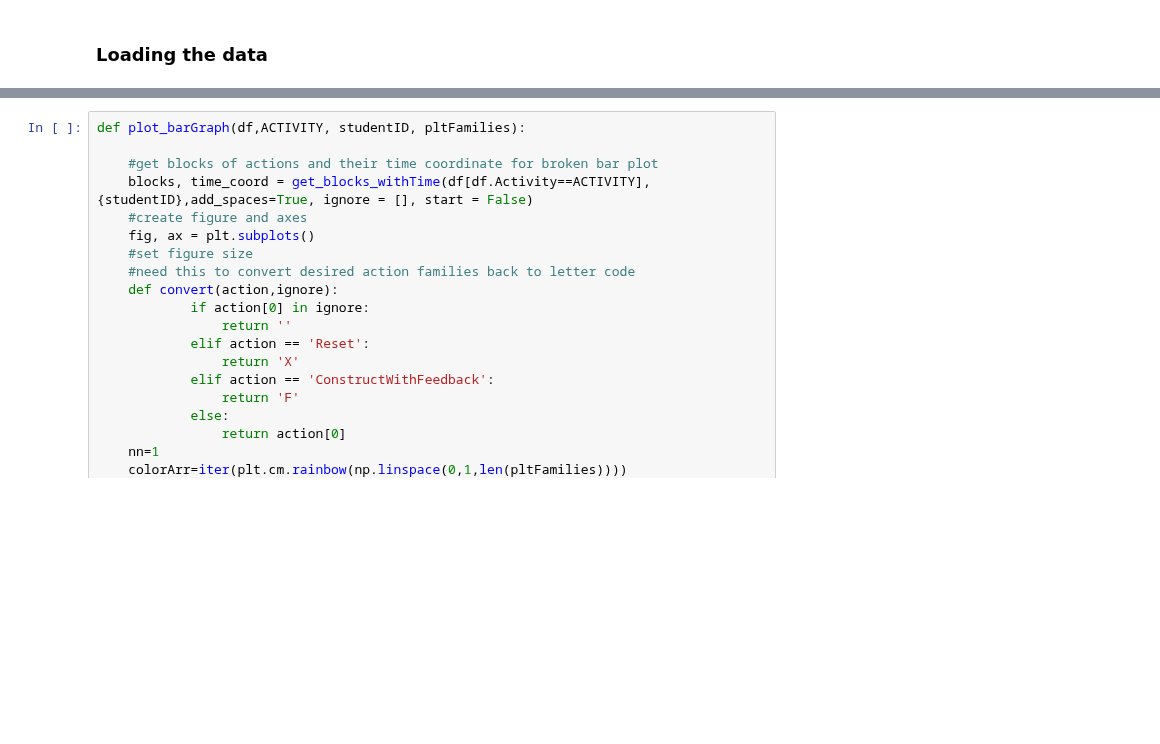
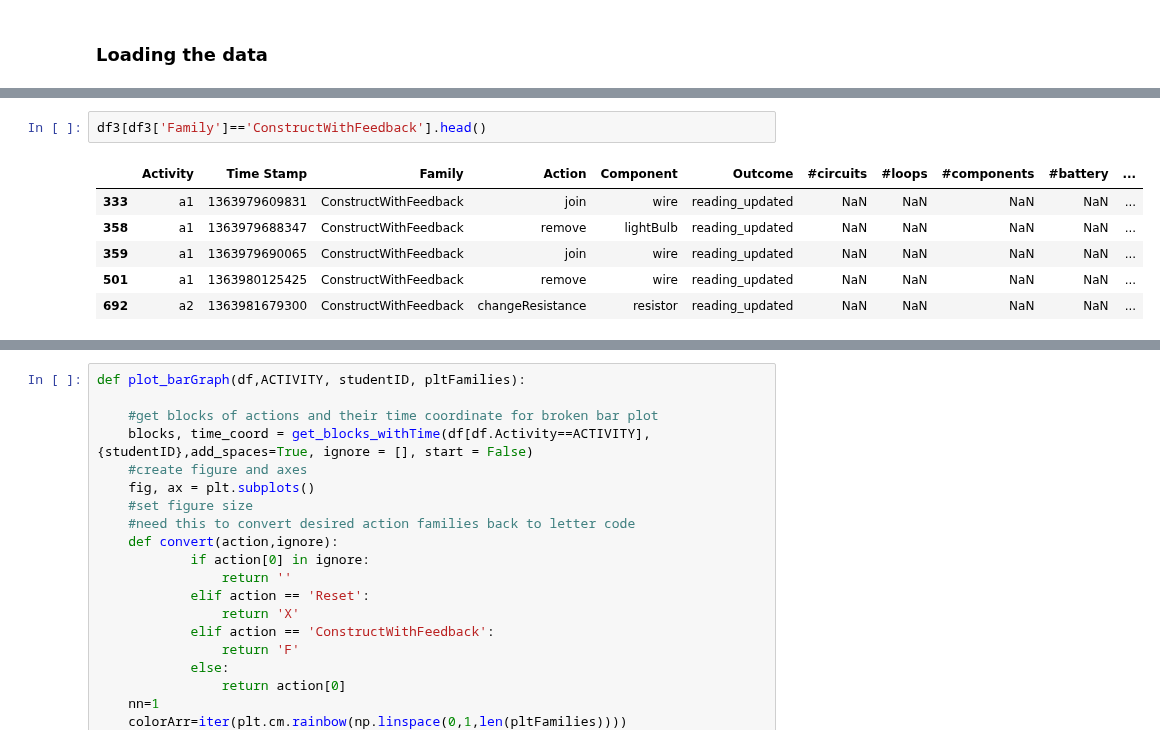
Before and after one commit to sperez8/Phet-log-analyzer, a Jupyter notebook: cck/sequence_brokenBarPlot_maker.ipynb, the cells around one changed output, grey strips where cells are left out. Cells and saved outputs as stored; diff of their text form; blank space fills up the shorter version.

```diff
--- a/cck/sequence_brokenBarPlot_maker.ipynb
+++ b/cck/sequence_brokenBarPlot_maker.ipynb
@@ -54,3 +65,12 @@ df2['Family'] = df2.apply (lambda row: remodel_families2 (row),axis=1)
+# %%
+df3[df3['Family']=='ConstructWithFeedback'].head()
+# %% [output]
+|  | Activity | Time Stamp | Family | Action | Component | Outcome | #circuits | #loops | #components | #battery | ... |
+| 333 | a1 | 1363979609831 | ConstructWithFeedback | join | wire | reading_updated | NaN | NaN | NaN | NaN | ... |
+| 358 | a1 | 1363979688347 | ConstructWithFeedback | remove | lightBulb | reading_updated | NaN | NaN | NaN | NaN | ... |
+| 359 | a1 | 1363979690065 | ConstructWithFeedback | join | wire | reading_updated | NaN | NaN | NaN | NaN | ... |
+| 501 | a1 | 1363980125425 | ConstructWithFeedback | remove | wire | reading_updated | NaN | NaN | NaN | NaN | ... |
+| 692 | a2 | 1363981679300 | ConstructWithFeedback | changeResistance | resistor | reading_updated | NaN | NaN | NaN | NaN | ... |
 # %%
 def get_blocks_withTime(df, students, add_spaces = False, ignore = [], start = True):
     '''gets blocks of sequences for a list of students'''
```
Also changed, not shown: parts of 5 cells of this notebook, 3 other files.
